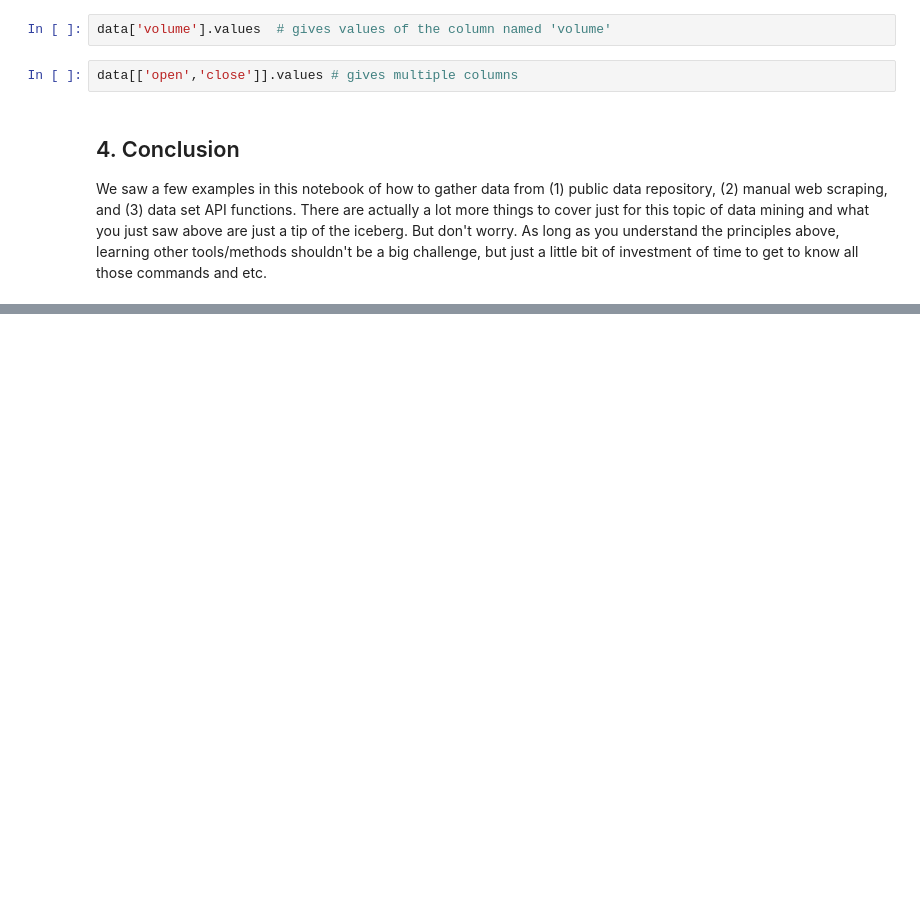
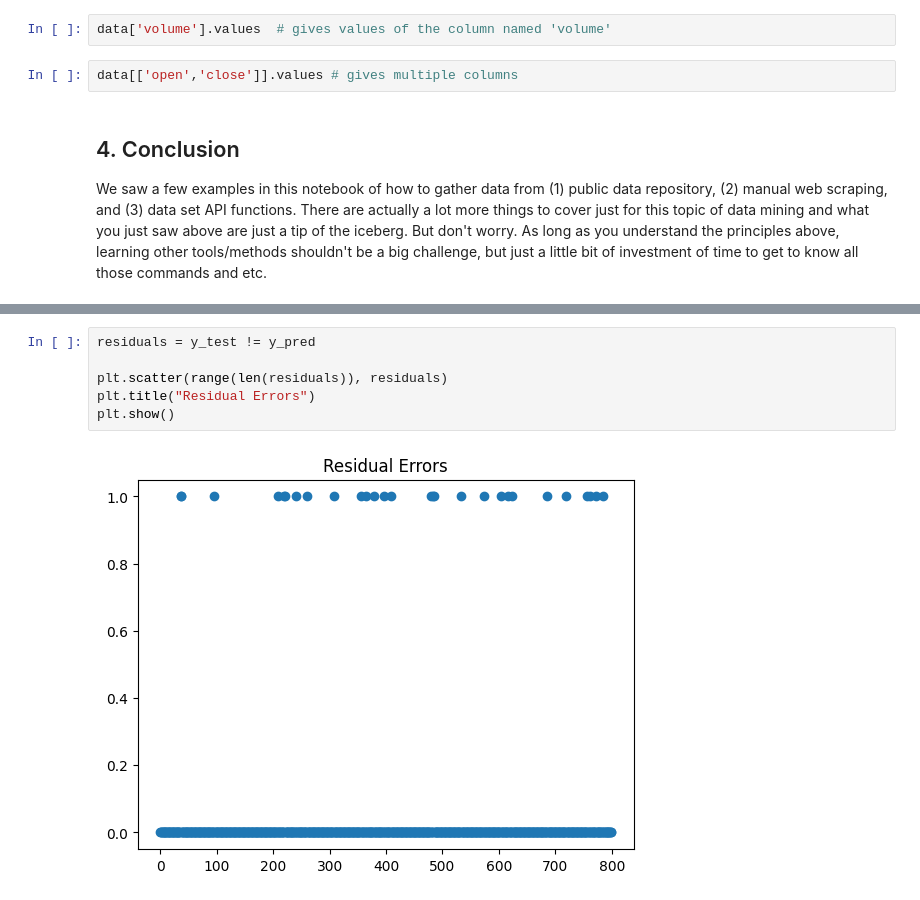
Before and after one commit to Moni-ops/web-app, a Jupyter notebook: in-class-assignments/ica03/Data_Mining.ipynb, the cells around one changed output, grey strips where cells are left out. Saved outputs shown, nothing was run; the diff lists cells and outputs as text; blank space fills up the shorter version.

```diff
--- a/in-class-assignments/ica03/Data_Mining.ipynb
+++ b/in-class-assignments/ica03/Data_Mining.ipynb
@@ -998,0 +326,8 @@ Visualizations saved:
+# %%
+residuals = y_test != y_pred
+
+plt.scatter(range(len(residuals)), residuals)
+plt.title("Residual Errors")
+plt.show()
+# %% [output]
+[figure, added]
```
Also changed, not shown: parts of 22 cells of this notebook.
